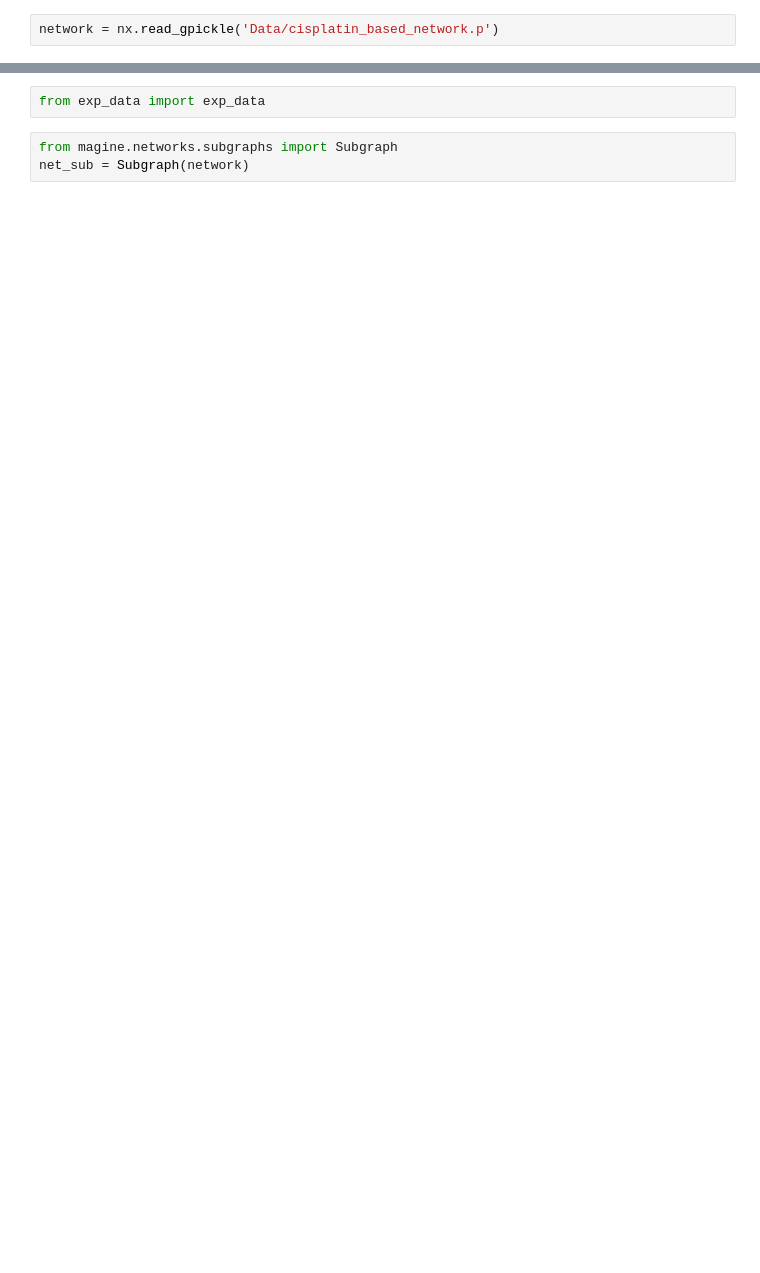
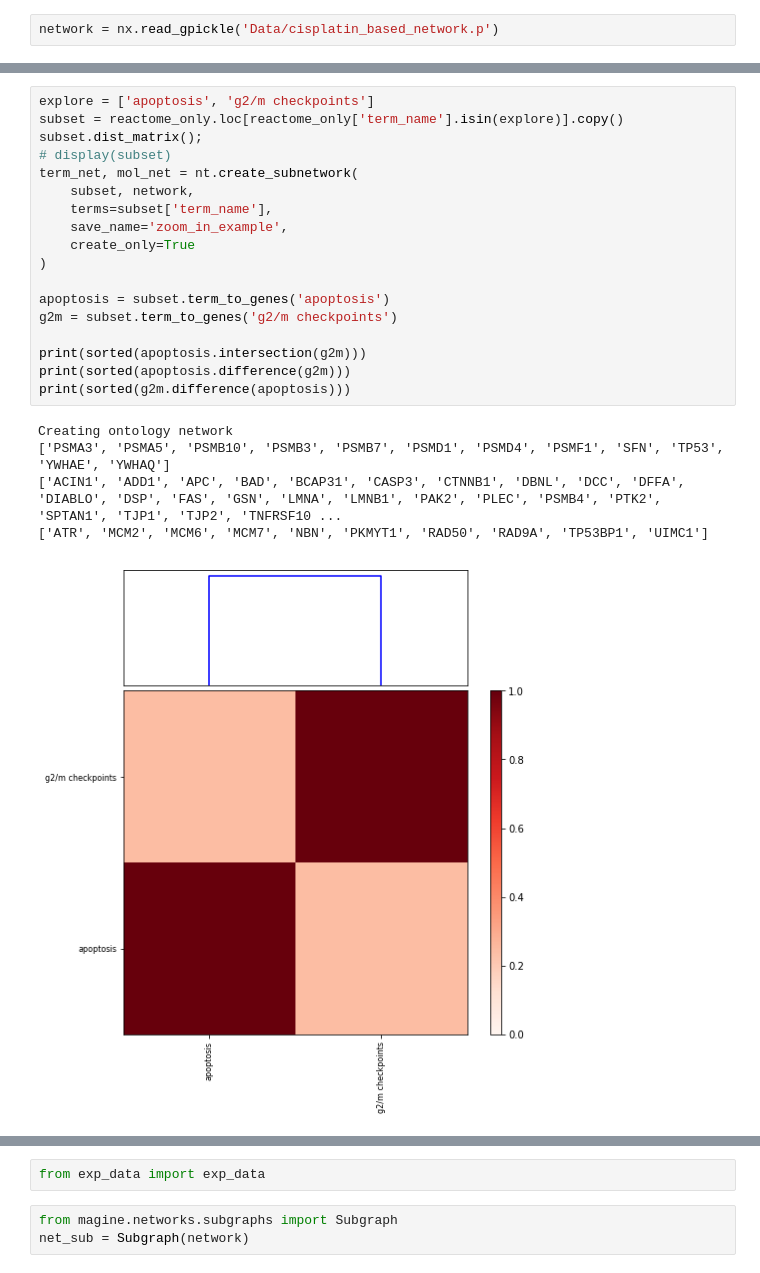
Before and after one commit to LoLab-MSM/MAGINE, a Jupyter notebook: examples/cisplatin/explore_enrichment_analysis.ipynb, the cells around one changed output, grey strips where cells are left out. Saved outputs shown, nothing was run; the diff lists cells and outputs as text; blank space fills up the shorter version.

```diff
--- a/examples/cisplatin/explore_enrichment_analysis.ipynb
+++ b/examples/cisplatin/explore_enrichment_analysis.ipynb
@@ -192,0 +504,24 @@ term_net, mol_net = nt.create_subnetwork(
+# %%
+explore = ['apoptosis', 'g2/m checkpoints']
+subset = reactome_only.loc[reactome_only['term_name'].isin(explore)].copy()
+subset.dist_matrix();
+# display(subset)
+term_net, mol_net = nt.create_subnetwork(
+    subset, network,
+    terms=subset['term_name'],
+    save_name='zoom_in_example',
+    create_only=True
+)
+
+apoptosis = subset.term_to_genes('apoptosis')
+g2m = subset.term_to_genes('g2/m checkpoints')
+
+print(sorted(apoptosis.intersection(g2m)))
+print(sorted(apoptosis.difference(g2m)))
+print(sorted(g2m.difference(apoptosis)))
+# %% [output]
+Creating ontology network
+['PSMA3', 'PSMA5', 'PSMB10', 'PSMB3', 'PSMB7', 'PSMD1', 'PSMD4', 'PSMF1', 'SFN', 'TP53', 'YWHAE', 'YWHAQ']
+['ACIN1', 'ADD1', 'APC', 'BAD', 'BCAP31', 'CASP3', 'CTNNB1', 'DBNL', 'DCC', 'DFFA', 'DIABLO', 'DSP', 'FAS', 'GSN', 'LMNA', 'LMNB1', 'PAK2', 'PLEC', 'PSMB4', 'PTK2', 'SPTAN1', 'TJP1', 'TJP2', 'TNFRSF10 ...
+['ATR', 'MCM2', 'MCM6', 'MCM7', 'NBN', 'PKMYT1', 'RAD50', 'RAD9A', 'TP53BP1', 'UIMC1']
+[figure, added]
```
Also changed, not shown: parts of 46 cells of this notebook, 1 other file.
